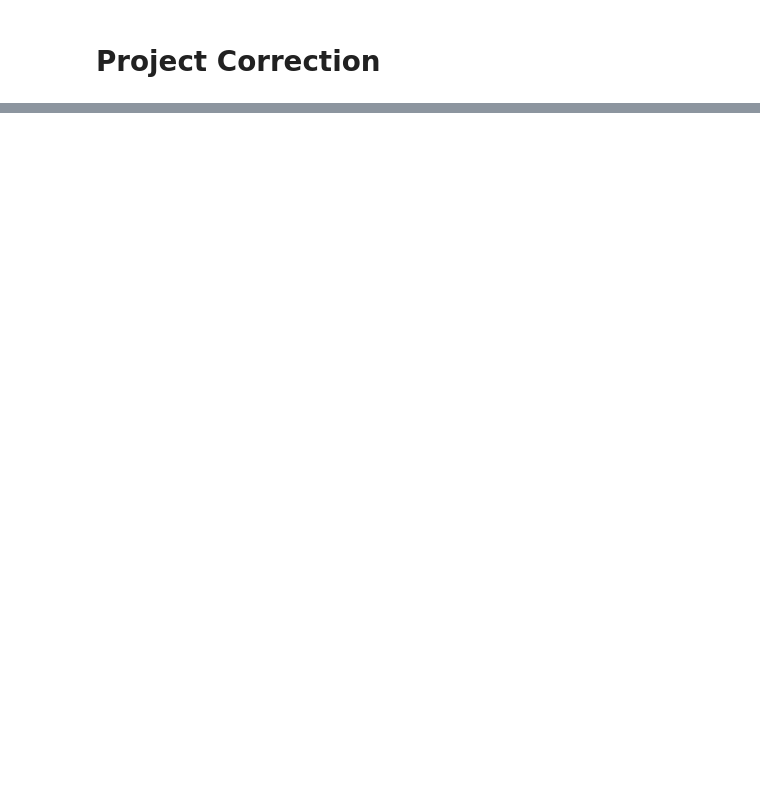
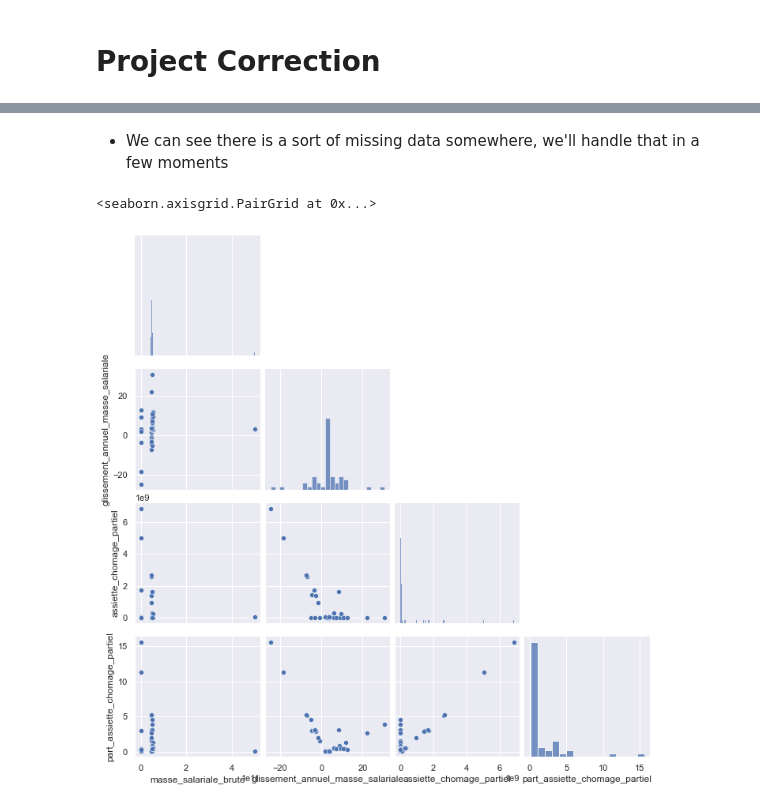
Before and after one commit to AlexisBogroff/Sorbonne_Data_Science_Workshop, a Jupyter notebook: src/Project_correction.ipynb, the cells around one changed output, grey strips where cells are left out. Saved outputs shown, nothing was run; the diff lists cells and outputs as text; code cells hidden in the pictures; blank space fills up the shorter version.

```diff
--- a/src/Project_correction.ipynb
+++ b/src/Project_correction.ipynb
@@ -69,0 +69,7 @@ df.sort_index()
+# %% [markdown]
+- We can see there is a sort of missing data somewhere, we'll handle that in a few moments
+# %%
+sns.pairplot(df, corner=True)
+# %% [output]
+<seaborn.axisgrid.PairGrid at 0x...>
+[figure, added]
```
Also changed, not shown: parts of 51 cells of this notebook, 8 other files.
